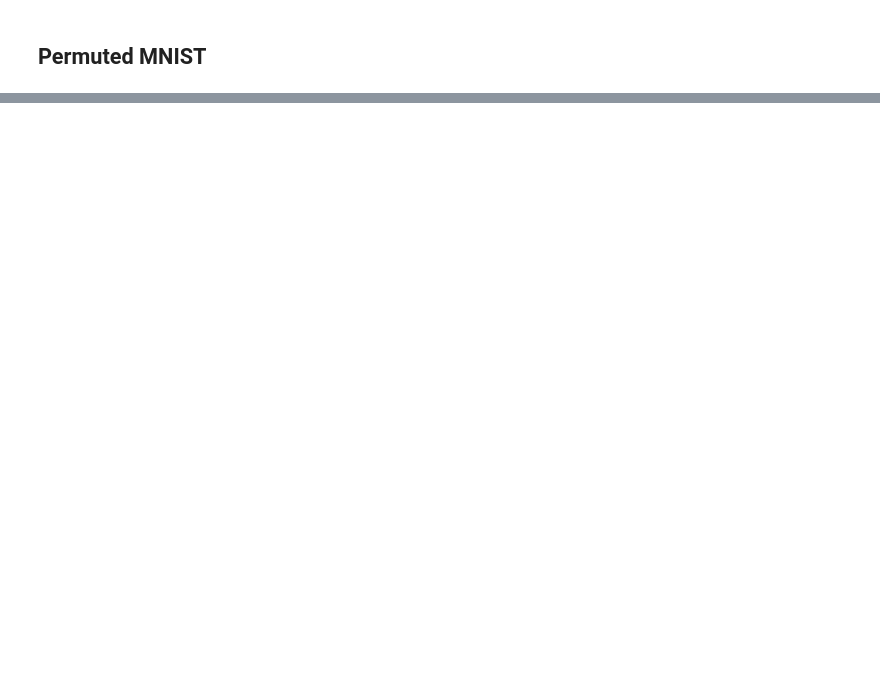
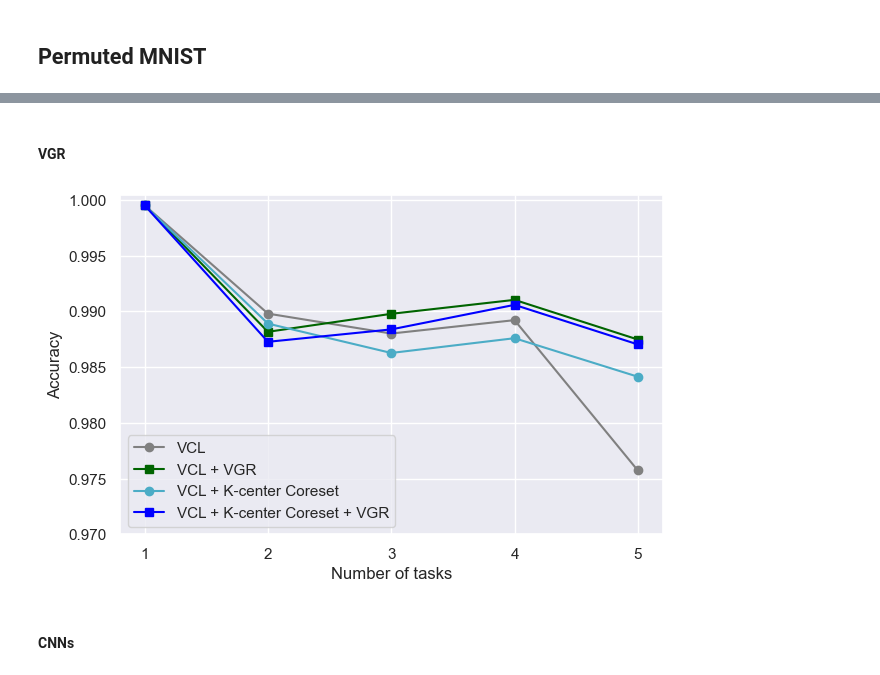
Before and after one commit to goldfarbDave/vcl, a Jupyter notebook: pytorch/plotting.ipynb, the cells around one changed output, grey strips where cells are left out. Cells and saved outputs as stored; diff of their text form; code cells hidden in the pictures; blank space fills up the shorter version.

```diff
--- a/pytorch/plotting.ipynb
+++ b/pytorch/plotting.ipynb
@@ -300,0 +377,22 @@ plt.show()
+# %% [markdown]
+#### VGR
+# %%
+figure(figsize=(7, 4.5), dpi=100)
+plt.plot(range(1,len(split_vcl_vals)+1), split_vcl_vals, '-o', label='VCL', color='grey')
+plt.plot(range(1,len(split_vcl_vgr_vals)+1), split_vcl_vgr_vals, '-s', label='VCL + VGR', color='darkgreen')
+# plt.plot(range(1,len(split_vcl_randCore_vals)+1), split_vcl_randCore_vals, '-o', label='VCL + Random Coreset', color='red')
+# plt.plot(range(1,len(split_vcl_randCore_vgr_vals)+1), split_vcl_randCore_vgr_vals, '-s', label='VCL + Random Coreset + VGR', color='black')
+plt.plot(range(1,len(split_vcl_kcen_vals)+1), split_vcl_kcen_vals, '-o', label='VCL + K-center Coreset', color=turq_color)
+plt.plot(range(1,len(split_vcl_kcen_vgr_vals)+1), split_vcl_kcen_vgr_vals, '-s', label='VCL + K-center Coreset + VGR', color='blue')
+
+plt.ylim(0.97, 1.0005)
+plt.xticks(np.arange(1, 6, 1.0))
+plt.xlabel("Number of tasks")
+plt.ylabel("Accuracy")
+plt.legend(loc="lower left")
+plt.savefig(vector_imgs_path+"vgr_SplitMNIST.png", format = 'png', dpi=300)
+plt.show()
+# %% [output]
+[figure, added]
+# %% [markdown]
+#### CNNs
```
Also changed, not shown: parts of 32 cells of this notebook, 19 other files.
